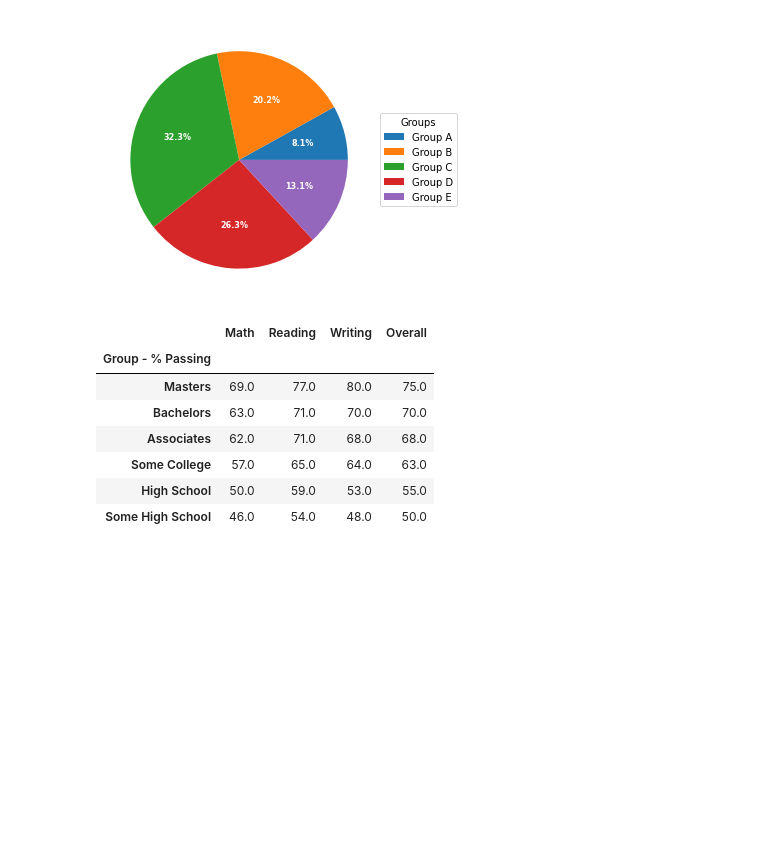
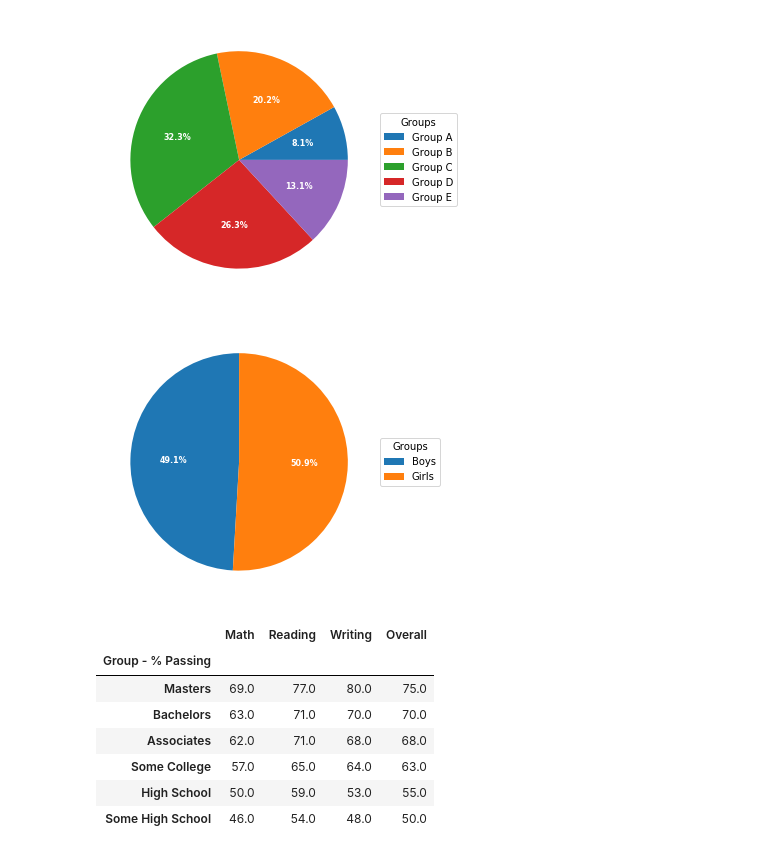
Before and after one commit to Hans518/final-project, a Jupyter notebook: School Data Project/Data Manipulation 2.ipynb, the cells around one changed output. Cells and saved outputs as stored; diff of their text form; code cells hidden in the pictures; blank space fills up the shorter version.

Commit message:
added gender pie chart

```diff
--- a/School Data Project/Data Manipulation 2.ipynb
+++ b/School Data Project/Data Manipulation 2.ipynb
@@ -560,6 +560,33 @@ plt.savefig('images/per_pop_eth.png')
 plt.show()
 # %% [output]
 [figure]
+# %%
+fig, ax = plt.subplots(figsize=(10, 5), subplot_kw=dict(aspect="equal"))
+
+gender = ["Boys","Girls"]
+population = [boys["gender"].count(), girls["gender"].count()]
+
+def func(pct, allvals):
+    absolute = int(pct/100.*np.sum(allvals))
+    return "{:.1f}%".format(pct, absolute)
+
+
+
+wedges, texts, autotexts = ax.pie(population, autopct=lambda pct: func(pct, population),
+                                  textprops=dict(color="w"), startangle=90)
+
+ax.legend(wedges, gender,
+          title="Groups",
+          loc="center left",
+          bbox_to_anchor=(1, 0, 0.5, 1))
+
+plt.setp(autotexts, size=8, weight="bold")
+
+#ax.set_title("Ethnicity - Perencentage of Population")
+plt.savefig('images/gender.png')
+plt.show()
+# %% [output]
+[figure, added]
 # %%
 pass_rates_ploe = pass_rates_ploe.set_index('Group - % Passing')
 pass_rates_ploe = pass_rates_ploe.drop(columns=['Count', '% of Pop'])
```
Also changed, not shown: 13 other files.
